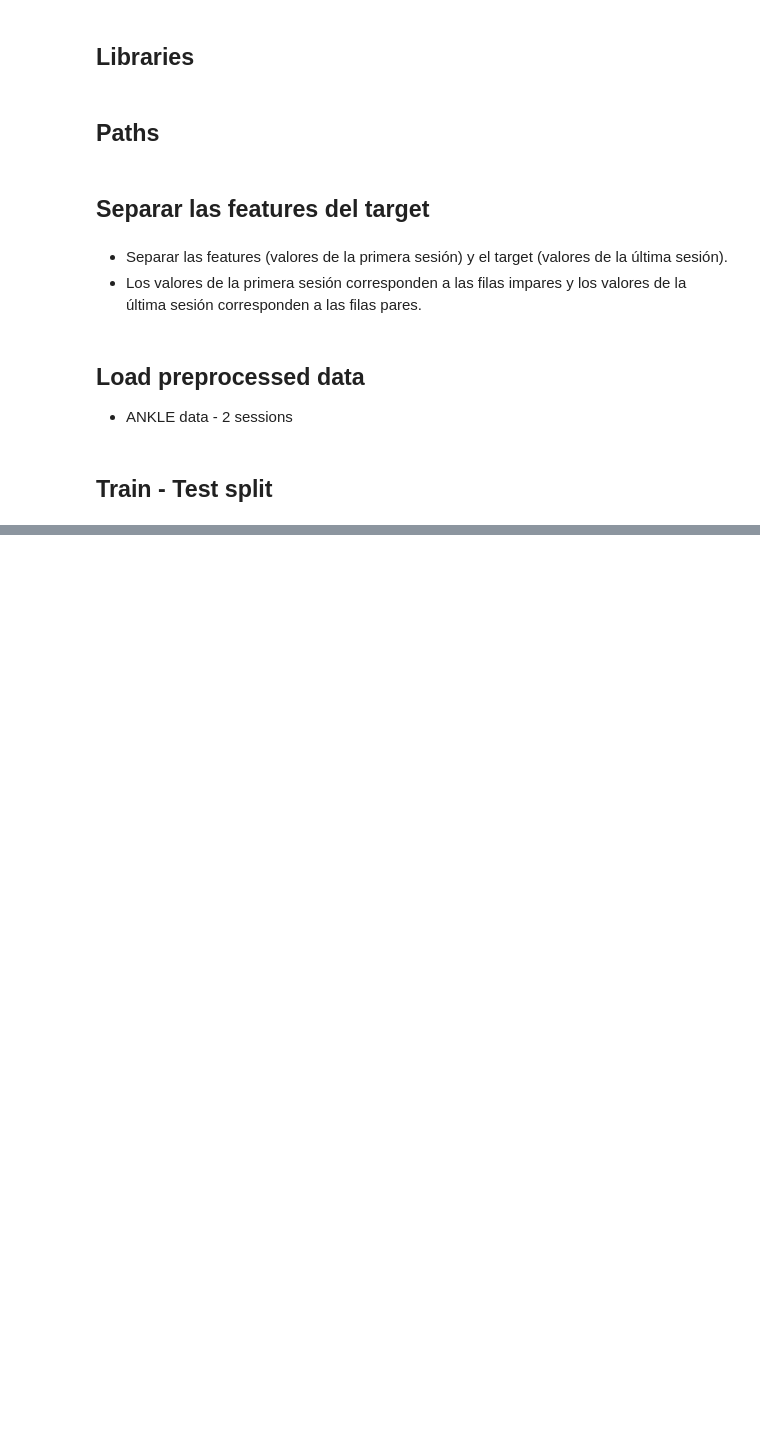
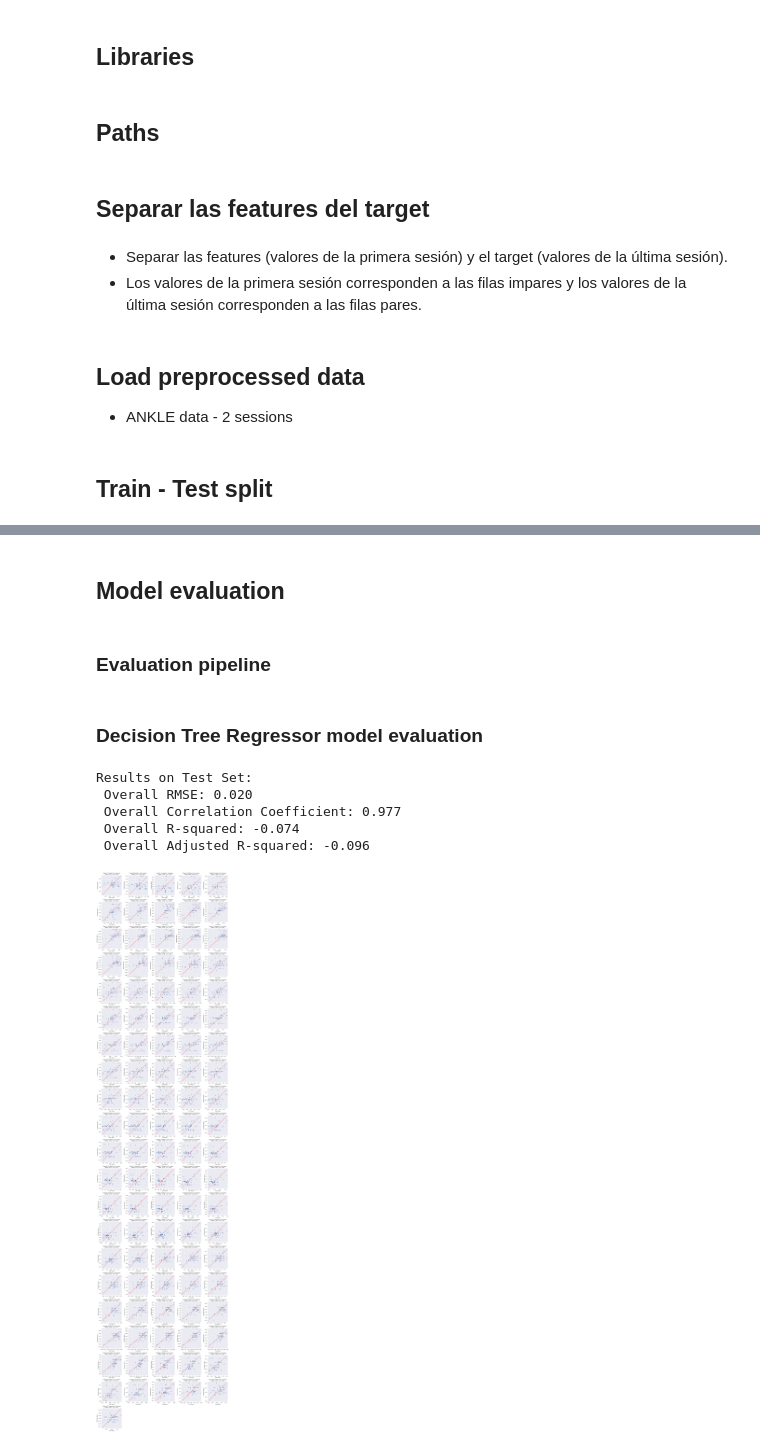
Before and after one commit to bernatsort/Therapy-Progress-Gait-Prediction, a Jupyter notebook: DecisionTrees_models.ipynb, the cells around one changed output, grey strips where cells are left out. Drawn from its saved outputs; the diff is of its cells as text; code cells hidden in the pictures; blank space fills up the shorter version.

Commit message:
first decision tree model and eval

```diff
--- a/DecisionTrees_models.ipynb
+++ b/DecisionTrees_models.ipynb
@@ -5,16 +5,15 @@
 # %%
 import os
 import pandas as pd
-# import numpy as np
-# import matplotlib.pyplot as plt
-# import seaborn as sns
-# plt.style.use('seaborn-v0_8')
+import numpy as np
+import matplotlib.pyplot as plt
+import seaborn as sns
+plt.style.use('seaborn-v0_8')
 
-
-# from scipy.stats import pearsonr
-# from sklearn.metrics import mean_squared_error
-# from sklearn.metrics import r2_score
-# import statsmodels.api as sm
+from sklearn.tree import DecisionTreeRegressor
+from sklearn.model_selection import GridSearchCV, cross_val_predict
+from sklearn.metrics import mean_squared_error, r2_score, make_scorer
+from scipy.stats import pearsonr
 # %%
 # Set display options to show all rows and columns
 pd.set_option('display.max_rows', None)
@@ -72,0 +148,4 @@ X_train_A2, y_train_A2, X_test_A2, y_test_A2 = split_df_train_test(
+# %% [markdown]
+## Model evaluation
+# %% [markdown]
+### Evaluation pipeline
@@ -72,0 +687,30 @@ X_train_A2, y_train_A2, X_test_A2, y_test_A2 = split_df_train_test(
+# %% [markdown]
+### Decision Tree Regressor model evaluation
+# %%
+# Model 6 (Decision Tree Regressor) evaluation on the test set
+rmse_scores_test_A2, overall_rmse_test_A2, corr_target_test_A2, overall_corr_test_A2, \
+R2_target_test_A2, overall_R2_test_A2, overall_adj_R2_test_A2, \
+y_pred_test_A2 = evaluate_PLS_model_on_test_set(
+    model=decision_tree_model,
+    X_test=X_test_A2,
+    y_test=y_test_A2)
+
+print("Results on Test Set:")
+print(f" Overall RMSE: {overall_rmse_test_A2:.3f}")
+print(f" Overall Correlation Coefficient: {overall_corr_test_A2:.3f}")
+print(f" Overall R-squared: {overall_R2_test_A2:.3f}")
+print(f" Overall Adjusted R-squared: {overall_adj_R2_test_A2:.3f}")
+# %% [output]
+Results on Test Set:
+ Overall RMSE: 0.020
+ Overall Correlation Coefficient: 0.977
+ Overall R-squared: -0.074
+ Overall Adjusted R-squared: -0.096
+# %%
+# Model 6 (Decision Tree Regressor):
+plot_predictions_vs_true(y_true=y_test_A2,
+                         y_pred=y_pred_test_A2,
+                         rmse_scores_test = rmse_scores_test_A2,
+                         corr_target_test = corr_target_test_A2)
+# %% [output]
+[figure, added]
```
Also changed, not shown: parts of 10 cells of this notebook.
